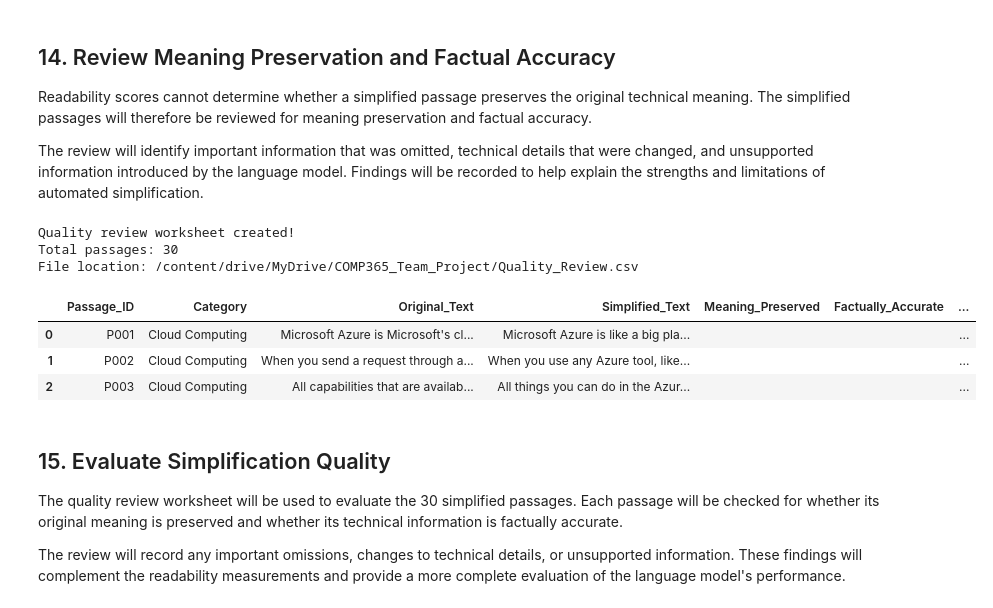
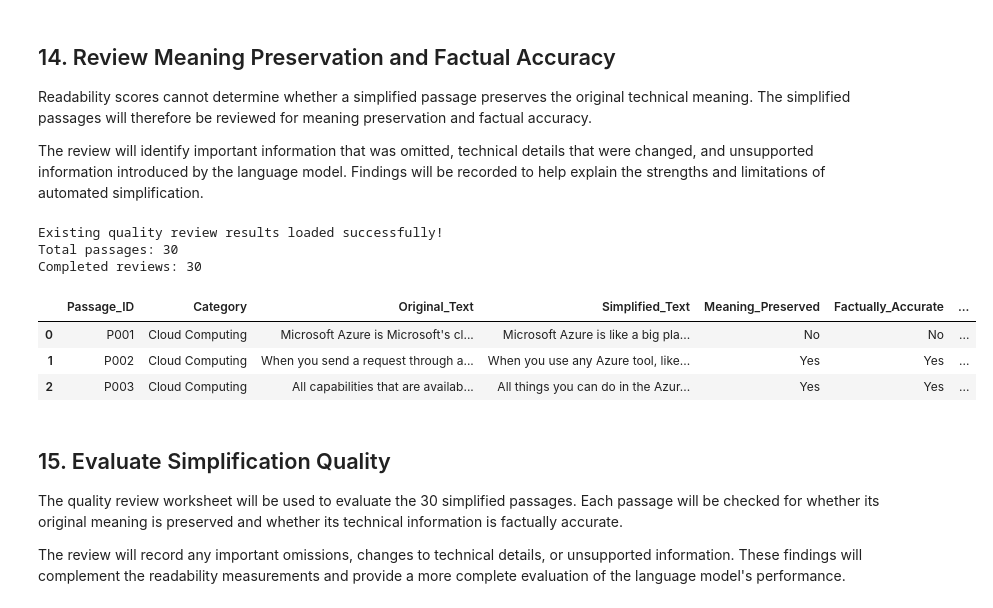
Before and after one commit to Jerry-junsoo/MindStack, a Jupyter notebook: COMP365_Technical_Language_Simplifier_Prototype.ipynb, the cells around one changed output. Saved outputs shown, nothing was run; the diff lists cells and outputs as text; code cells hidden in the pictures.

Commit message:
Update notebook after Checkpoint 3 review

```diff
--- a/COMP365_Technical_Language_Simplifier_Prototype.ipynb
+++ b/COMP365_Technical_Language_Simplifier_Prototype.ipynb
@@ -878,42 +754,32 @@ PASSAGE-LEVEL RESULTS
 Readability scores cannot determine whether a simplified passage preserves the original technical meaning. The simplified passages will therefore be reviewed for meaning preservation and factual accuracy.
 
 The review will identify important information that was omitted, technical details that were changed, and unsupported information introduced by the language model. Findings will be recorded to help explain the strengths and limitations of automated simplification.
-# %%
-
-# Create a worksheet for reviewing all 30 simplified passages
-
-results_df = df.merge(
-    simplified_df[["Passage_ID", "Simplified_Text"]],
-    on="Passage_ID"
-)
-
-review_df = results_df[
-    ["Passage_ID", "Category", "Original_Text", "Simplified_Text"]
-].copy()
-
-review_df["Meaning_Preserved"] = ""
-review_df["Factually_Accurate"] = ""
-review_df["Review_Notes"] = ""
-
-review_path = (
-    "/content/drive/MyDrive/COMP365_Team_Project/"
-    "Quality_Review.csv"
-)
-
-review_df.to_csv(review_path, index=False)
-
-print("Quality review worksheet created!")
-print("Total passages:", len(review_df))
-print("File location:", review_path)
-display(review_df.head(3))
-# %% [output]
-Quality review worksheet created!
-Total passages: 30
-File location: /content/drive/MyDrive/COMP365_Team_Project/Quality_Review.csv
-|  | Passage_ID | Category | Original_Text | Simplified_Text | Meaning_Preserved | Factually_Accurate | ... |
-| 0 | P001 | Cloud Computing | Microsoft Azure is Microsoft's cl... | Microsoft Azure is like a big pla... |  |  | ... |
-| 1 | P002 | Cloud Computing | When you send a request through a... | When you use any Azure tool, like... |  |  | ... |
-| 2 | P003 | Cloud Computing | All capabilities that are availab... | All things you can do in the Azur... |  |  | ... |
+# %%
+# Load the existing quality review results
+
+review_path = (
+    "/content/drive/MyDrive/COMP365_Team_Project/"
+    "Quality_Review.csv"
+)
+
+review_df = pd.read_csv(review_path)
+
+print("Existing quality review results loaded successfully!")
+print("Total passages:", len(review_df))
+print(
+    "Completed reviews:",
+    review_df["Meaning_Preserved"].notna().sum()
+)
+
+display(review_df.head(3))
+# %% [output]
+Existing quality review results loaded successfully!
+Total passages: 30
+Completed reviews: 30
+|  | Passage_ID | Category | Original_Text | Simplified_Text | Meaning_Preserved | Factually_Accurate | ... |
+| 0 | P001 | Cloud Computing | Microsoft Azure is Microsoft's cl... | Microsoft Azure is like a big pla... | No | No | ... |
+| 1 | P002 | Cloud Computing | When you send a request through a... | When you use any Azure tool, like... | Yes | Yes | ... |
+| 2 | P003 | Cloud Computing | All capabilities that are availab... | All things you can do in the Azur... | Yes | Yes | ... |
 # %% [markdown]
 ## 15. Evaluate Simplification Quality
 
```
Also changed, not shown: parts of 23 cells of this notebook.
